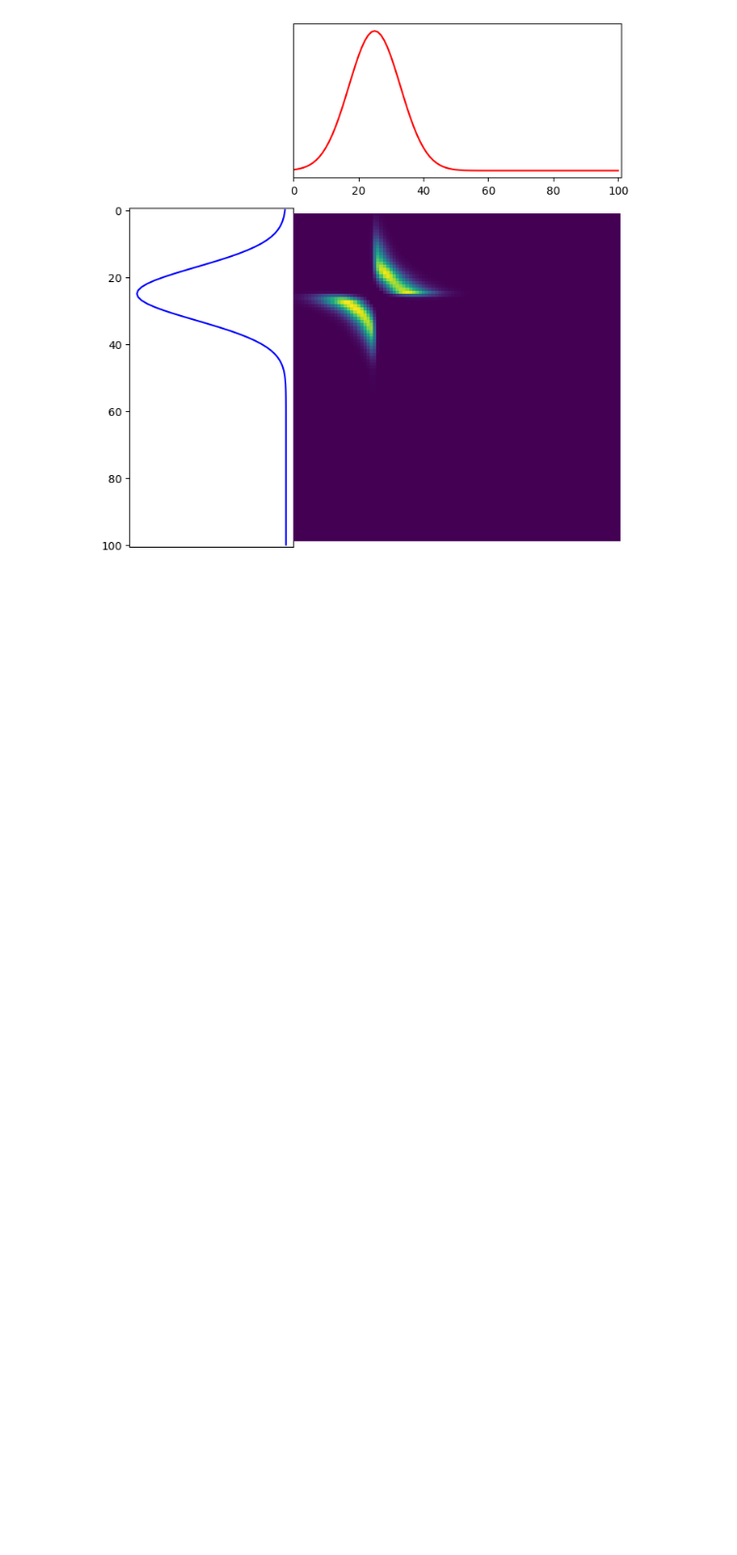
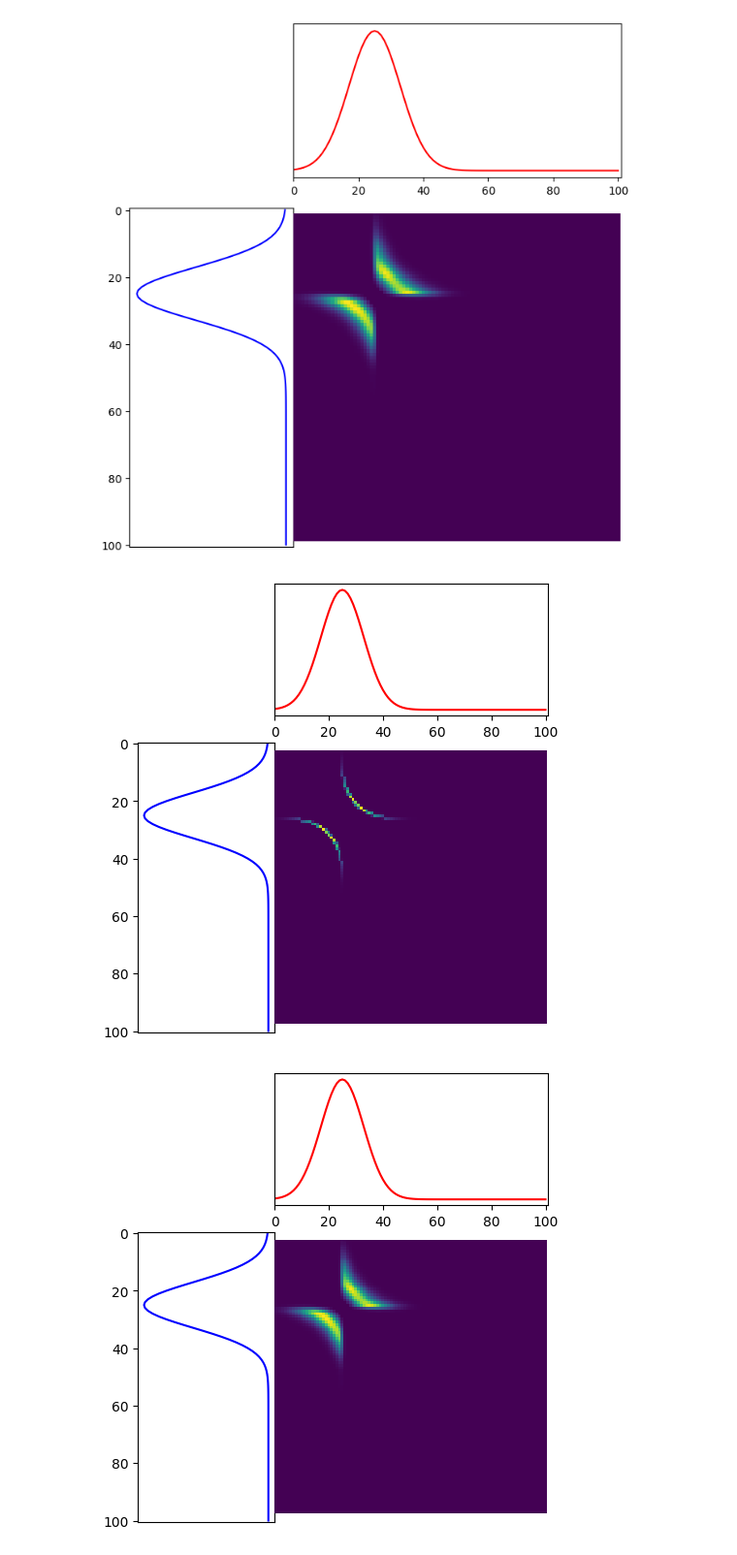
Before and after one commit to manyasha-n-m/Computational-OT, a Jupyter notebook: OT-NN-Sinkhorn.ipynb, the cells around one changed output. Shown: that part at 97% size. Drawn from its saved outputs; the diff is of its cells as text; code cells hidden in the pictures; blank space fills up the shorter version.

```diff
--- a/OT-NN-Sinkhorn.ipynb
+++ b/OT-NN-Sinkhorn.ipynb
@@ -313,3 +330,14 @@ potentials_1, P_1 = net_1.fit(np.array([np.stack([mu_1, nu_1]), np.stack([mu_1,
 potentials_1_extra, P_1_extra = net_1_extra.fit(np.array([np.stack([mu_1, mu_1]), np.stack([mu_1, mu_1])]), epochs=80)
 # %% [output]
 [figure]
+# %%
+# exact
+plt.figure(figsize=(5,5))
+ot.plot.plot1D_mat(mu_1, mu_1, P_1_extra_best)
+
+# dnn approximation
+plt.figure(figsize=(5,5))
+ot.plot.plot1D_mat(mu_1, mu_1, P_1_extra[0])
+# %% [output]
+[figure, added]
+[figure, added]
```
Also changed, not shown: parts of 16 cells of this notebook.
